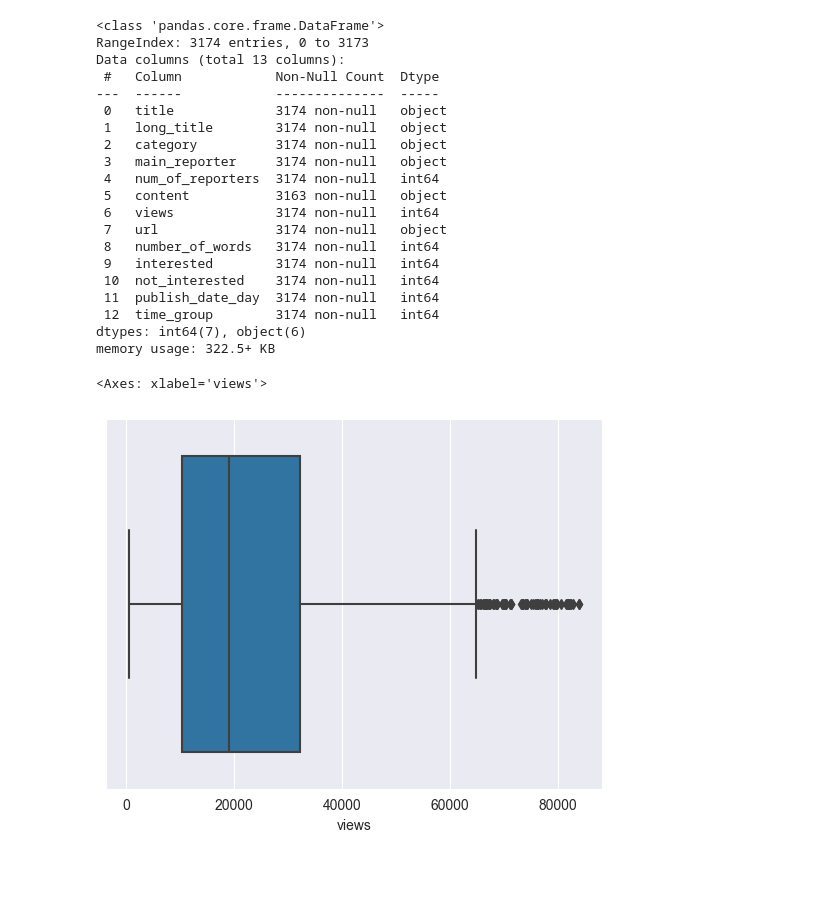
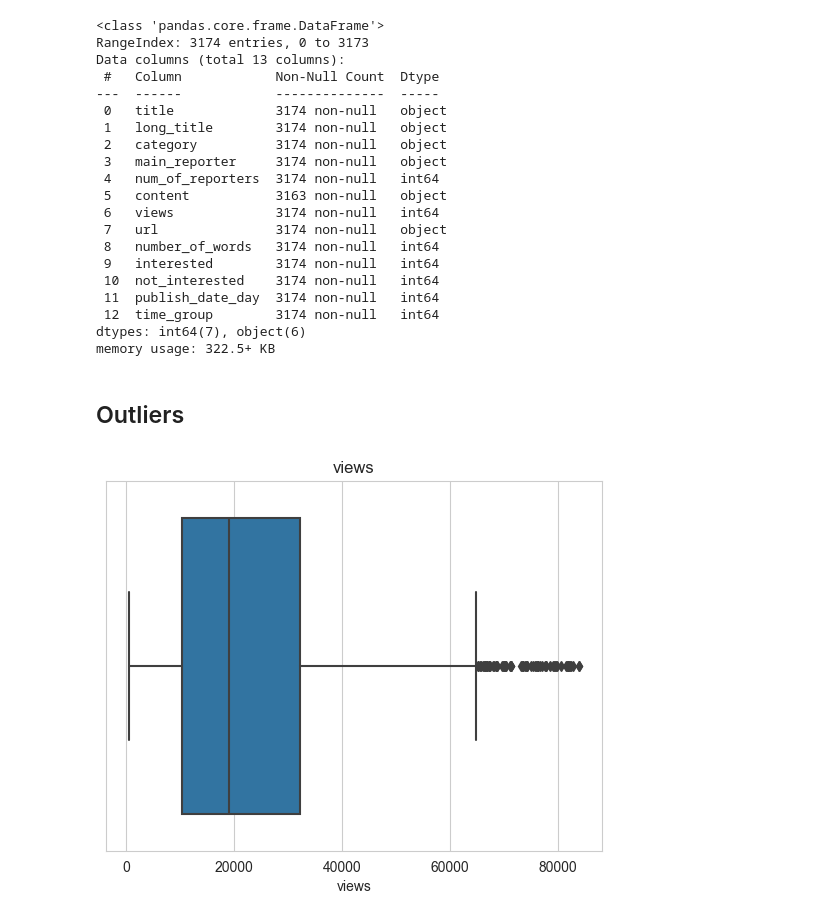
Before and after one commit to GShir97/DataScienceProject, a Jupyter notebook: EDA & visualization.ipynb, the cells around one changed output. Cells and saved outputs as stored; diff of their text form; code cells hidden in the pictures; blank space fills up the shorter version.

```diff
--- a/EDA & visualization.ipynb
+++ b/EDA & visualization.ipynb
@@ -34,11 +35,20 @@ Data columns (total 13 columns):
  12  time_group        3174 non-null   int64
 dtypes: int64(7), object(6)
 memory usage: 322.5+ KB
-# %%
-sns.boxplot(x=df["views"])
-# %% [output]
-<Axes: xlabel='views'>
-[figure, removed]
+# %% [markdown]
+## Outliers
+# %%
+# style
+sns.set_style("whitegrid")
+
+# create boxplot with title
+sns.boxplot(x=df["views"])
+plt.title("views")
+
+# Show plot
+plt.show()
+# %% [output]
+[figure, added]
 # %%
 numcols=df[['views', 'interested', 'not_interested']]
 for col in numcols:
```
Also changed, not shown: parts of 18 cells of this notebook, 3 other files.
